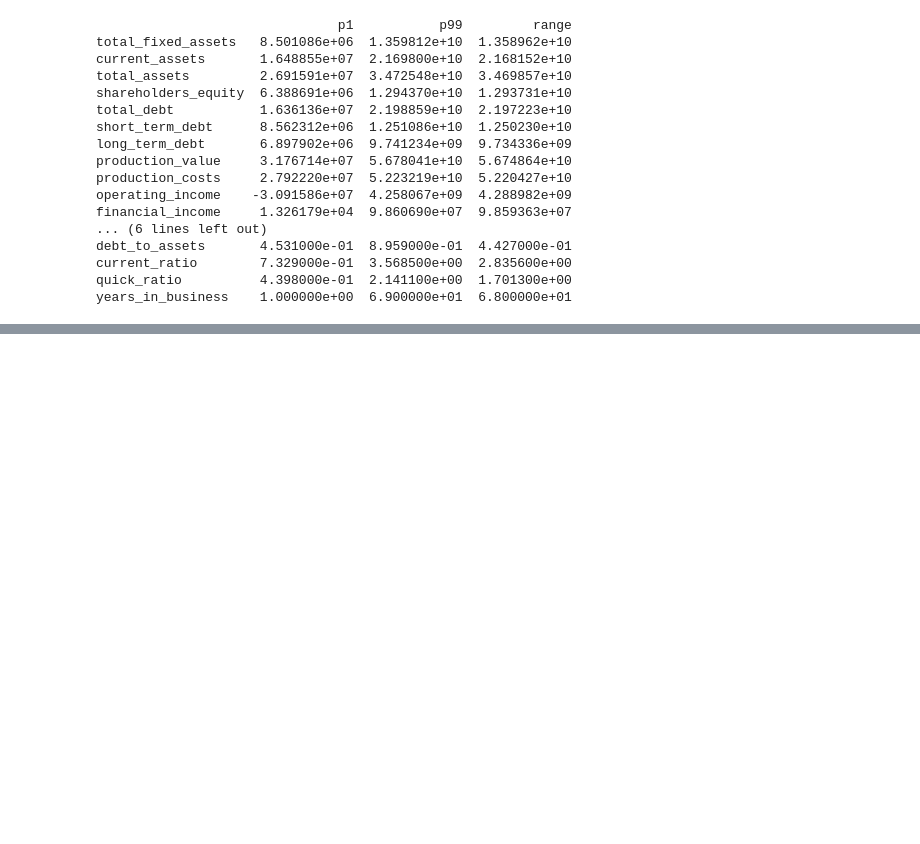
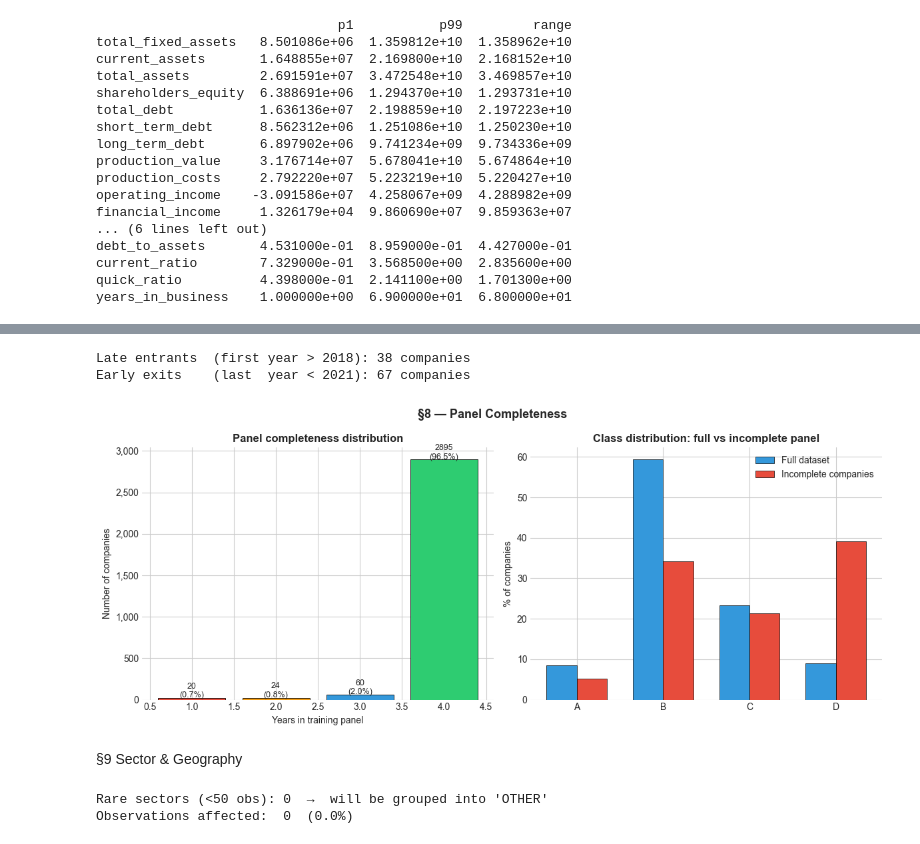
Before and after one commit to LolloPaz/ifc, a Jupyter notebook: notebooks/01_eda.ipynb, the cells around one changed output, grey strips where cells are left out. Saved outputs shown, nothing was run; the diff lists cells and outputs as text; code cells hidden in the pictures; blank space fills up the shorter version.

```diff
--- a/notebooks/01_eda.ipynb
+++ b/notebooks/01_eda.ipynb
@@ -1117,0 +1324,9 @@ years_in_business          77        102    179  1.51
+# %%
+years_per = df.groupby("company_id")["fiscal_year"].nunique().rename("n_years")
+vc        = years_per.value_counts().sort_index()
+pct_full  = (years_per == 4).mean() * 100
+
+print("Years in panel distribution:")
+for yr, cnt in vc.items():
+    print(f"  {yr} year(s): {cnt:>5,} companies  ({cnt/len(years_per)*100:.1f}%)")
+print(f"\nCompanies with full 4-year history: {pct_full:.1f}%")
@@ -1117,0 +1349,8 @@ years_in_business          77        102    179  1.51
+# %%
+incomplete = years_per[years_per < 4].index
+inc_df     = df[df["company_id"].isin(incomplete)]
+
+print(f"\nClass distribution — incomplete companies (<4 years):")
+print(inc_df["financial_health_class"].value_counts(normalize=True).mul(100).round(1).to_string())
+print(f"\nClass distribution — full dataset:")
+print(df["financial_health_class"].value_counts(normalize=True).mul(100).round(1).to_string())
@@ -1117,0 +1371,50 @@ years_in_business          77        102    179  1.51
+# %%
+first_year = df.groupby("company_id")["fiscal_year"].min()
+last_year  = df.groupby("company_id")["fiscal_year"].max()
+late_entrants = (first_year > 2018).sum()
+early_exits   = (last_year  < 2021).sum()
+print(f"\nLate entrants  (first year > 2018): {late_entrants:,} companies")
+print(f"Early exits    (last  year < 2021): {early_exits:,} companies")
+# %% [output]
+Late entrants  (first year > 2018): 38 companies
+Early exits    (last  year < 2021): 67 companies
+# %%
+fig, axes = plt.subplots(1, 2, figsize=(12, 5))
+
+# left: years per company bar chart
+colors = ["#e74c3c", "#f39c12", "#3498db", "#2ecc71"]
+bars = axes[0].bar(vc.index, vc.values, color=colors[:len(vc)],
+                   edgecolor="black", linewidth=0.6)
+axes[0].set_xlabel("Years in training panel")
+axes[0].set_ylabel("Number of companies")
+axes[0].set_title("Panel completeness distribution", fontweight="bold")
+axes[0].yaxis.set_major_formatter(mticker.FuncFormatter(lambda x, _: f"{int(x):,}"))
+for bar, (yr, cnt) in zip(bars, vc.items()):
+    axes[0].text(bar.get_x() + bar.get_width()/2, cnt + 5,
+                 f"{cnt}\n({cnt/len(years_per)*100:.1f}%)",
+                 ha="center", fontsize=9)
+
+# right: class distribution incomplete vs full
+class_full = df["financial_health_class"].value_counts(normalize=True).mul(100).reindex(CLASS_ORDER)
+class_inc  = inc_df["financial_health_class"].value_counts(normalize=True).mul(100).reindex(CLASS_ORDER).fillna(0)
+
+x = np.arange(len(CLASS_ORDER))
+w = 0.35
+axes[1].bar(x - w/2, class_full.values, width=w, label="Full dataset",
+            color="#3498db", edgecolor="black", linewidth=0.5)
+axes[1].bar(x + w/2, class_inc.values,  width=w, label="Incomplete companies",
+            color="#e74c3c", edgecolor="black", linewidth=0.5)
+axes[1].set_xticks(x)
+axes[1].set_xticklabels(CLASS_ORDER)
+axes[1].set_ylabel("% of companies")
+axes[1].set_title("Class distribution: full vs incomplete panel", fontweight="bold")
+axes[1].legend()
+
+fig.suptitle("§8 — Panel Completeness", fontsize=13, fontweight="bold")
+fig.tight_layout()
+fig.savefig(FIG_DIR / "eda_s8_panel.png", dpi=150, bbox_inches="tight")
+plt.show()
+# %% [output]
+[figure, added]
+# %% [markdown]
+§9 Sector & Geography
@@ -1117,0 +1443,10 @@ years_in_business          77        102    179  1.51
+# %%
+# ── rare sectors (< 50 obs) ────────────────────────────────────────────────
+sector_counts = df["ateco_sector"].value_counts()
+rare_sectors  = sector_counts[sector_counts < 50].index.tolist()
+print(f"Rare sectors (<50 obs): {len(rare_sectors)}  →  will be grouped into 'OTHER'")
+print(f"Observations affected:  {sector_counts[rare_sectors].sum():,}  "
+      f"({sector_counts[rare_sectors].sum()/len(df)*100:.1f}%)\n")
+# %% [output]
+Rare sectors (<50 obs): 0  →  will be grouped into 'OTHER'
+Observations affected:  0  (0.0%)
```
Also changed, not shown: parts of 31 cells of this notebook, 1 other file.
